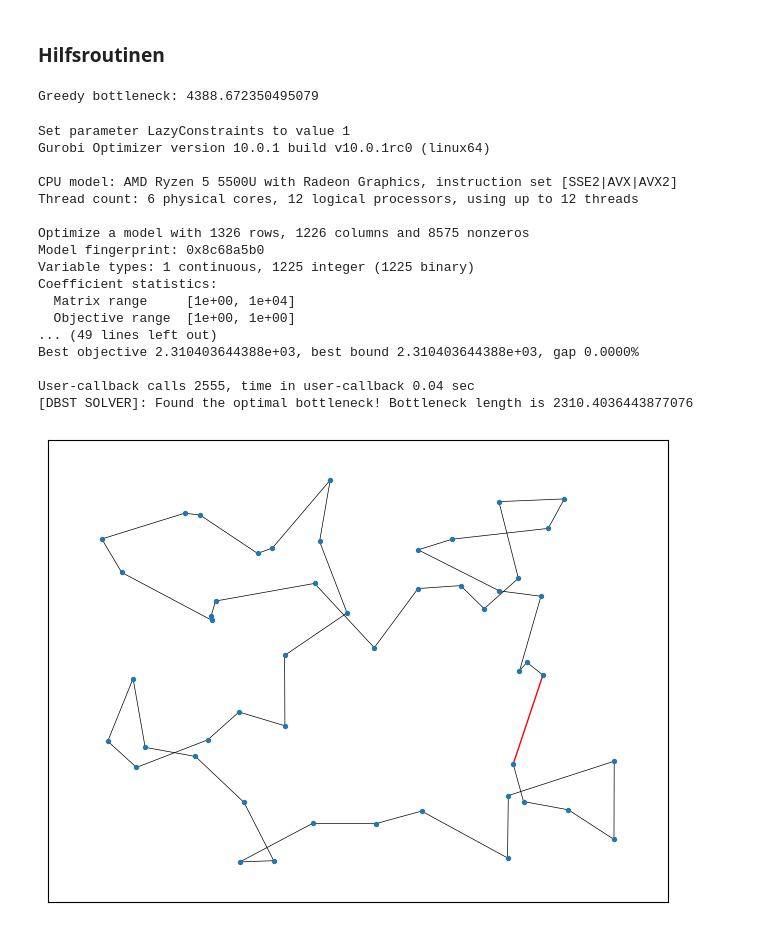
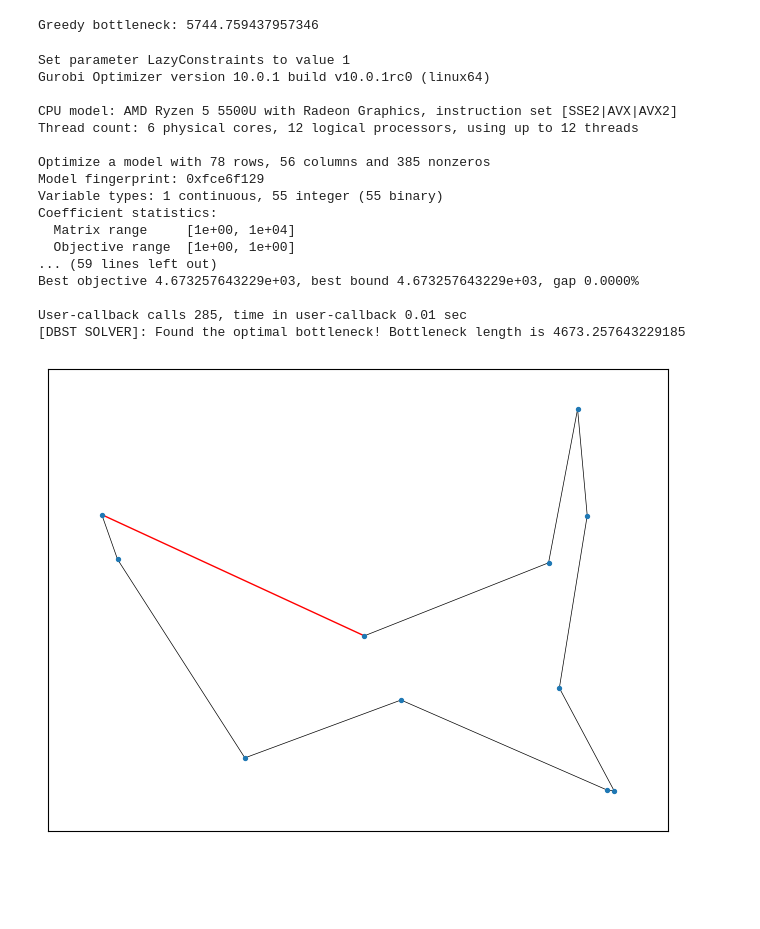
Before and after one commit to uwu-octane/alg_lab, a Jupyter notebook: 04_mip/mip.ipynb, the cells around one changed output. Saved outputs shown, nothing was run; the diff lists cells and outputs as text; code cells hidden in the pictures; blank space fills up the shorter version.

Commit message:
Added instance loading for task 4

```diff
--- a/04_mip/mip.ipynb
+++ b/04_mip/mip.ipynb
@@ -8,5 +8,3 @@ from MIP import *
 
 %load_ext autoreload
 %autoreload 2
-# %% [markdown]
-### Hilfsroutinen
@@ -23,31 +11,32 @@ def random_points(n, w=10_000, h=10_000) -> Set[Node]:
 # %%
 #random.seed(1234567)
-points = random_points(50)
+#points = util.random_points(10)
+points = util.import_instance("11.json")
 start, bottleneck = Greedy_Btsp(points).solve() # returns greedy solution as binary list
 # %% [output]
-Greedy bottleneck: 4388.672350495079
+Greedy bottleneck: 5744.759437957346
 # %%
-sol = BTSPSolverIP(points, util.all_edges_sorted(points)).solve(start, bottleneck)
+sol, timetaken = BTSPSolverIP(points, util.all_edges_sorted(points)).solve(start, bottleneck)
 draw_edges(sol)
 # %% [output]
 Set parameter LazyConstraints to value 1
 Gurobi Optimizer version 10.0.1 build v10.0.1rc0 (linux64)
 
 CPU model: AMD Ryzen 5 5500U with Radeon Graphics, instruction set [SSE2|AVX|AVX2]
 Thread count: 6 physical cores, 12 logical processors, using up to 12 threads
 
-Optimize a model with 1326 rows, 1226 columns and 8575 nonzeros
-Model fingerprint: 0x8c68a5b0
-Variable types: 1 continuous, 1225 integer (1225 binary)
+Optimize a model with 78 rows, 56 columns and 385 nonzeros
+Model fingerprint: 0xfce6f129
+Variable types: 1 continuous, 55 integer (55 binary)
 Coefficient statistics:
   Matrix range     [1e+00, 1e+04]
   Objective range  [1e+00, 1e+00]
-... (49 lines left out)
-Best objective 2.310403644388e+03, best bound 2.310403644388e+03, gap 0.0000%
+... (59 lines left out)
+Best objective 4.673257643229e+03, best bound 4.673257643229e+03, gap 0.0000%
 
-User-callback calls 2555, time in user-callback 0.04 sec
-[DBST SOLVER]: Found the optimal bottleneck! Bottleneck length is 2310.4036443877076
+User-callback calls 285, time in user-callback 0.01 sec
+[DBST SOLVER]: Found the optimal bottleneck! Bottleneck length is 4673.257643229185
-[figure, old version]
+[figure, new version]
 # %%
 sol = BTSPSolverIP(points, util.all_edges_sorted(points)).solve()
 draw_edges(sol)
```
Also changed, not shown: parts of 2 cells of this notebook, 12 other files.
